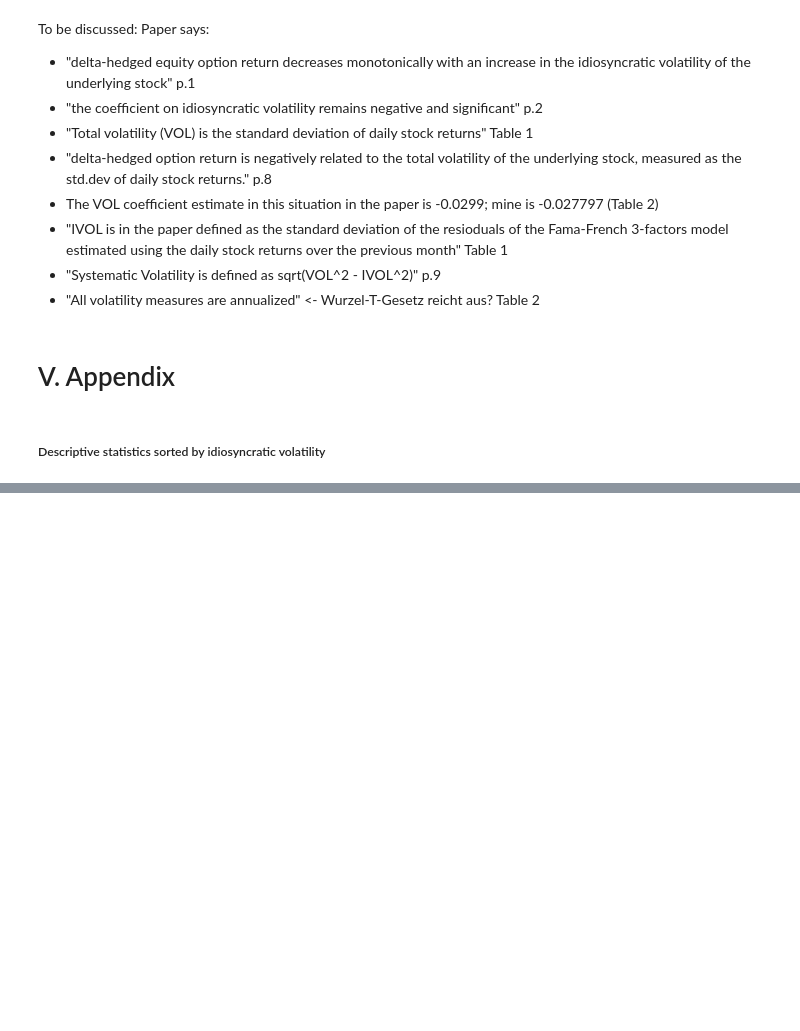
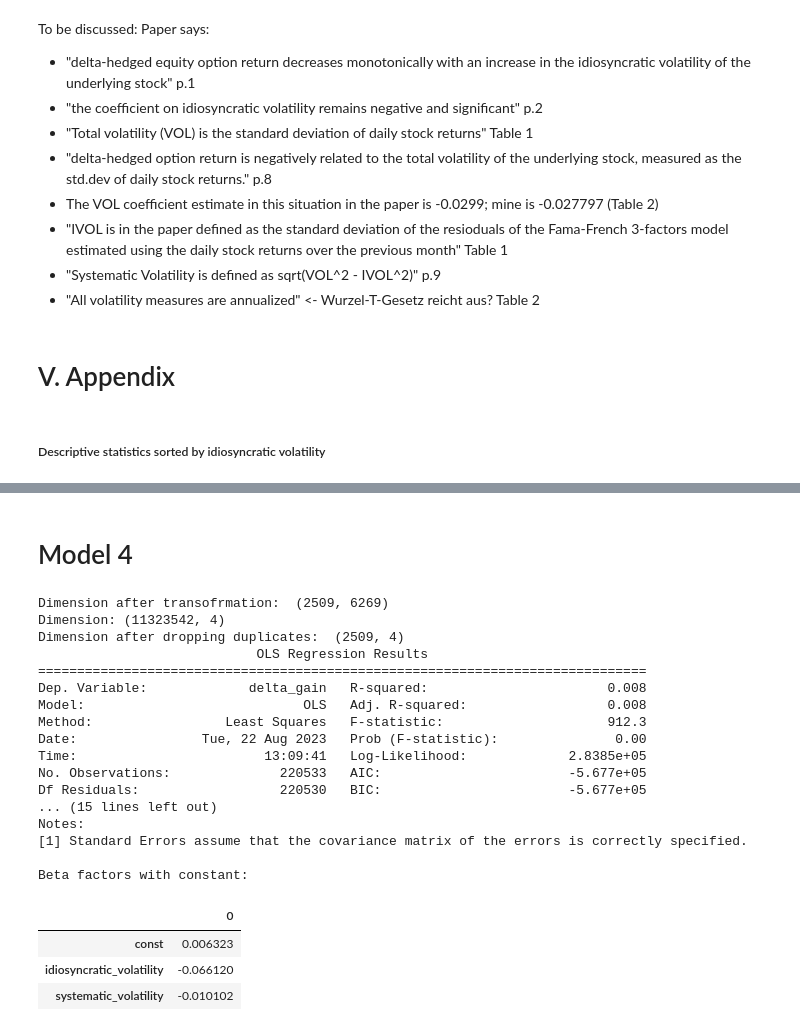
Before and after one commit to edgar9619/volatility_relevance, a Jupyter notebook: main.ipynb, the cells around one changed output, grey strips where cells are left out. Cells and saved outputs as stored; diff of their text form; code cells hidden in the pictures; blank space fills up the shorter version.

```diff
--- a/main.ipynb
+++ b/main.ipynb
@@ -317,0 +585,2 @@ Beta factors without constant:
+# %% [markdown]
+# Model 4
@@ -317,0 +646,27 @@ Beta factors without constant:
+# %%
+final_dataset = delta_gain_returns.sort_values(by=['SecurityID','maturity'], ascending=[True,True])
+final_dataset = calculate_volatilitys(final_dataset,stock_data)
+final_dataset = final_dataset.dropna()
+mf.final_regression(final_dataset,True)
+# %% [output]
+Dimension after transofrmation:  (2509, 6269)
+Dimension: (11323542, 4)
+Dimension after dropping duplicates:  (2509, 4)
+                            OLS Regression Results
+==============================================================================
+Dep. Variable:             delta_gain   R-squared:                       0.008
+Model:                            OLS   Adj. R-squared:                  0.008
+Method:                 Least Squares   F-statistic:                     912.3
+Date:                Tue, 22 Aug 2023   Prob (F-statistic):               0.00
+Time:                        13:09:41   Log-Likelihood:             2.8385e+05
+No. Observations:              220533   AIC:                        -5.677e+05
+Df Residuals:                  220530   BIC:                        -5.677e+05
+... (15 lines left out)
+Notes:
+[1] Standard Errors assume that the covariance matrix of the errors is correctly specified.
+
+Beta factors with constant:
+|  | 0 |
+| const | 0.006323 |
+| idiosyncratic_volatility | -0.066120 |
+| systematic_volatility | -0.010102 |
```
Also changed, not shown: parts of 32 cells of this notebook, 1 other file.
